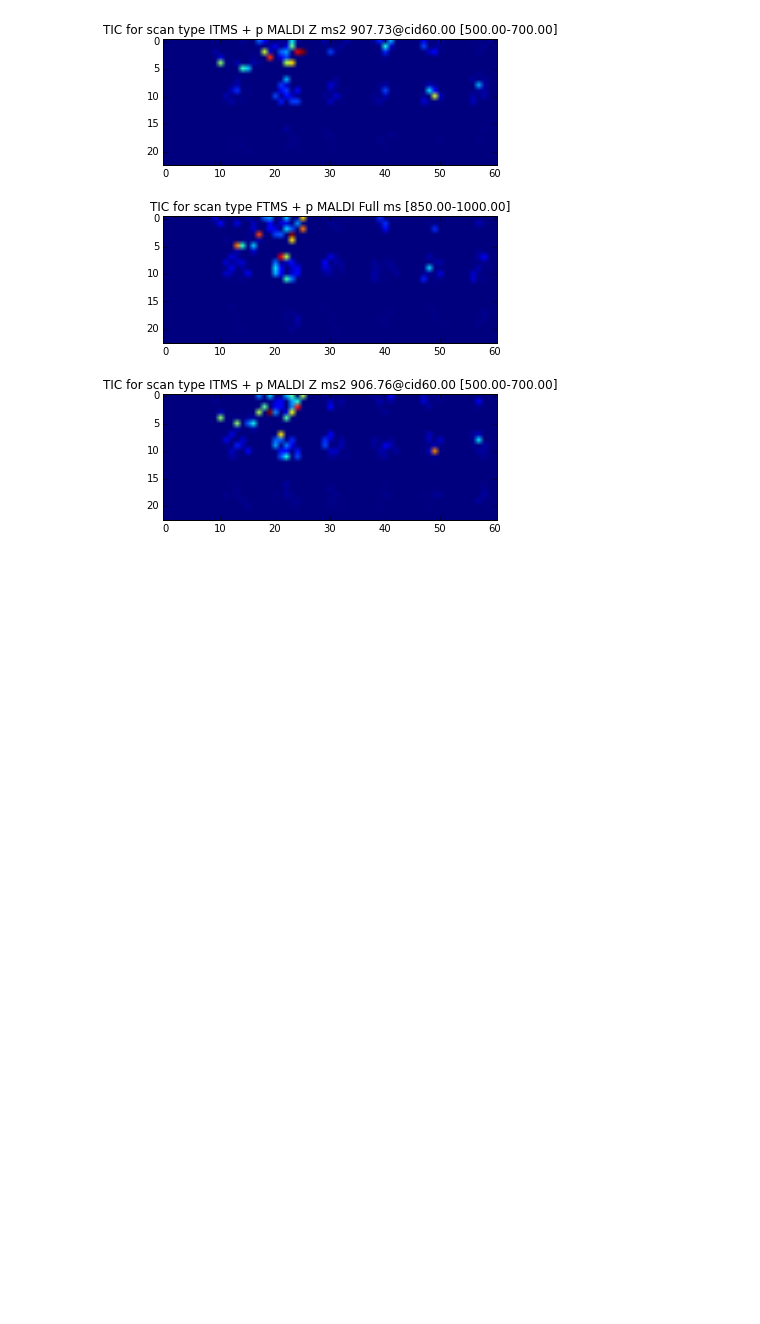
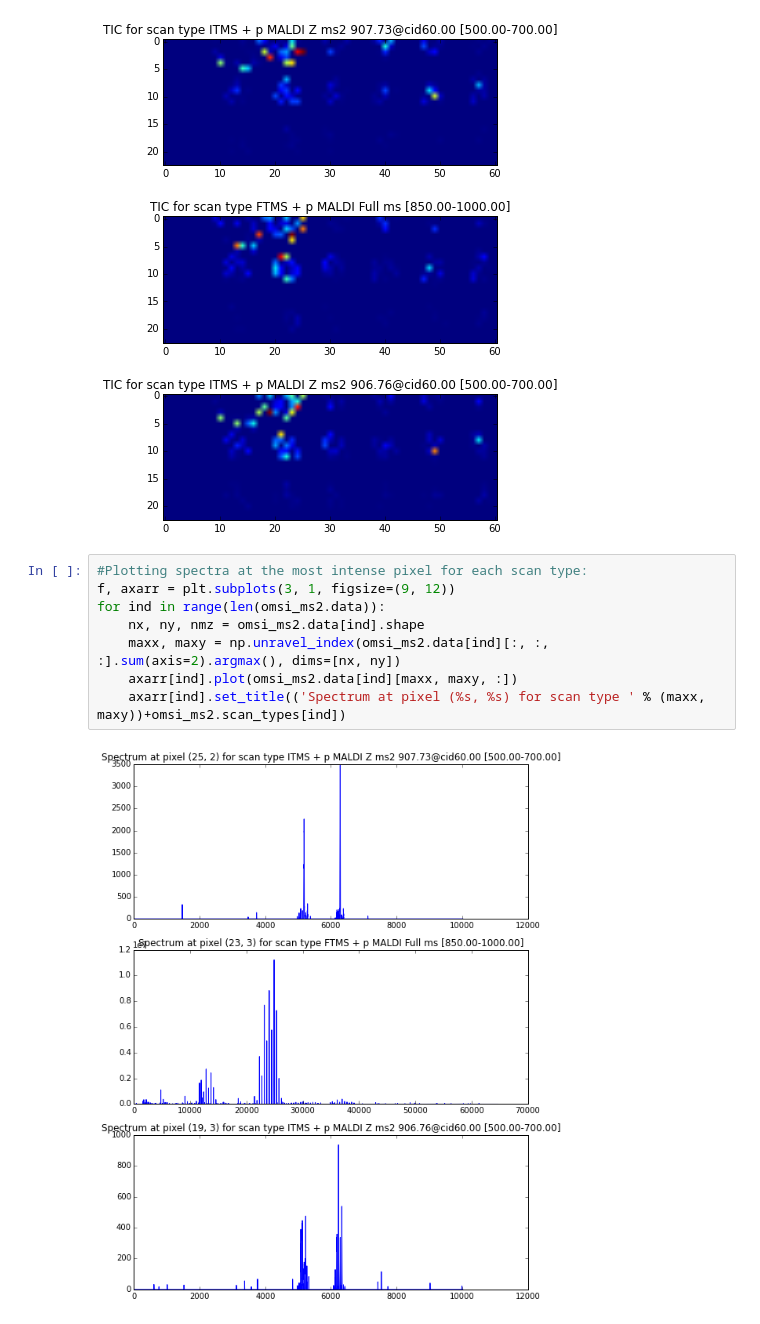
Before and after one commit to tentrillion/ipython_notebooks, a Jupyter notebook: image_registration_in_python.ipynb, the cells around one changed output. Saved outputs shown, nothing was run; the diff lists cells and outputs as text; blank space fills up the shorter version.

```diff
--- a/image_registration_in_python.ipynb
+++ b/image_registration_in_python.ipynb
@@ -41,3 +67,13 @@ for ind in range(len(omsi_ms2.data)):
     axarr[ind].set_title('TIC for scan type '+omsi_ms2.scan_types[ind])
 # %% [output]
 [figure]
+# %%
+#Plotting spectra at the most intense pixel for each scan type:
+f, axarr = plt.subplots(3, 1, figsize=(9, 12))
+for ind in range(len(omsi_ms2.data)):
+    nx, ny, nmz = omsi_ms2.data[ind].shape
+    maxx, maxy = np.unravel_index(omsi_ms2.data[ind][:, :, :].sum(axis=2).argmax(), dims=[nx, ny])
+    axarr[ind].plot(omsi_ms2.data[ind][maxx, maxy, :])
+    axarr[ind].set_title(('Spectrum at pixel (%s, %s) for scan type ' % (maxx, maxy))+omsi_ms2.scan_types[ind])
+# %% [output]
+[figure, added]
```
Also changed, not shown: parts of 17 cells of this notebook.
